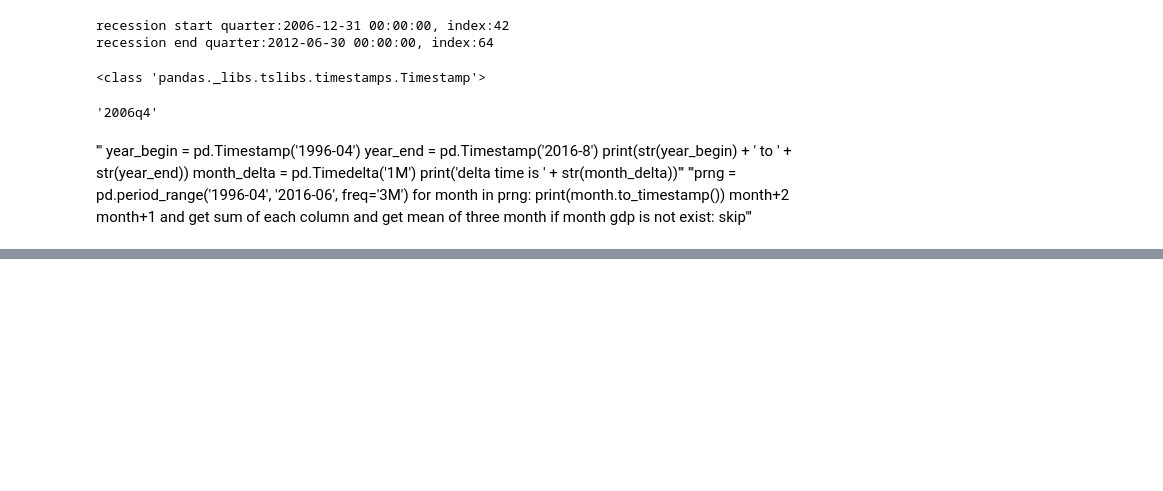
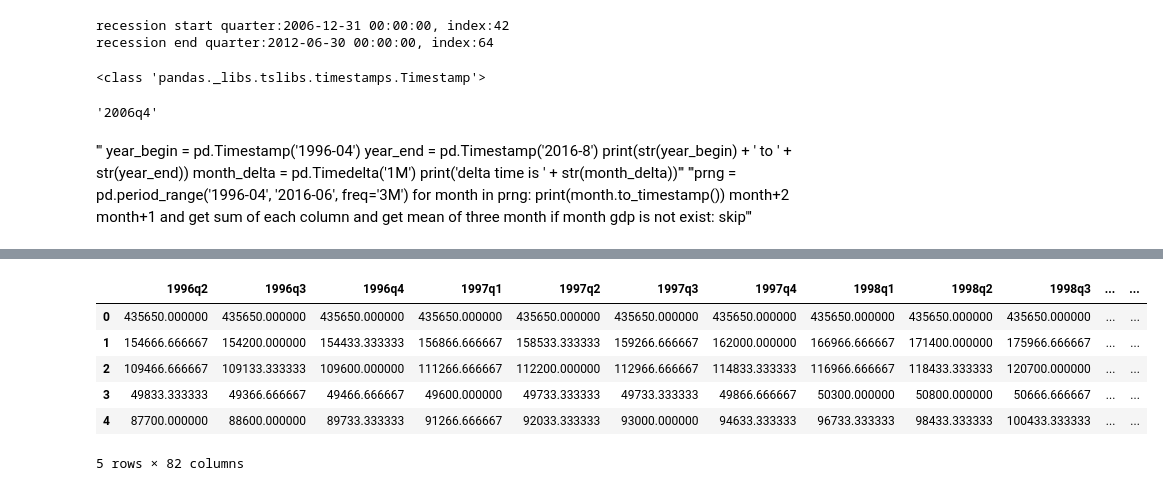
Before and after one commit to zozowit/-DS_in_Python, a Jupyter notebook: UMich_DataSciencewithPythonSpecialization/cours1_IntroductiontoDataScienceinPython/week4/Assignment+4.ipynb, the cells around one changed output, grey strips where cells are left out. Drawn from its saved outputs; the diff is of its cells as text; code cells hidden in the pictures; blank space fills up the shorter version.

```diff
--- a/UMich_DataSciencewithPythonSpecialization/cours1_IntroductiontoDataScienceinPython/week4/Assignment+4.ipynb
+++ b/UMich_DataSciencewithPythonSpecialization/cours1_IntroductiontoDataScienceinPython/week4/Assignment+4.ipynb
@@ -260,3 +304,13 @@ def convert_housing_data_to_quarters():
+# %%
+gdp_df_Q.set_index
+# %% [output]
+|  | 1996q2 | 1996q3 | 1996q4 | 1997q1 | 1997q2 | 1997q3 | 1997q4 | 1998q1 | 1998q2 | 1998q3 | ... | ... |
+| 0 | 435650.000000 | 435650.000000 | 435650.000000 | 435650.000000 | 435650.000000 | 435650.000000 | 435650.000000 | 435650.000000 | 435650.000000 | 435650.000000 | ... | ... |
+| 1 | 154666.666667 | 154200.000000 | 154433.333333 | 156866.666667 | 158533.333333 | 159266.666667 | 162000.000000 | 166966.666667 | 171400.000000 | 175966.666667 | ... | ... |
+| 2 | 109466.666667 | 109133.333333 | 109600.000000 | 111266.666667 | 112200.000000 | 112966.666667 | 114833.333333 | 116966.666667 | 118433.333333 | 120700.000000 | ... | ... |
+| 3 | 49833.333333 | 49366.666667 | 49466.666667 | 49600.000000 | 49733.333333 | 49733.333333 | 49866.666667 | 50300.000000 | 50800.000000 | 50666.666667 | ... | ... |
+| 4 | 87700.000000 | 88600.000000 | 89733.333333 | 91266.666667 | 92033.333333 | 93000.000000 | 94633.333333 | 96733.333333 | 98433.333333 | 100433.333333 | ... | ... |
+5 rows × 82 columns
 # %%
 def run_ttest():
     '''First creates new data showing the decline or growth of housing prices
```
Also changed, not shown: parts of 1 cell of this notebook.
